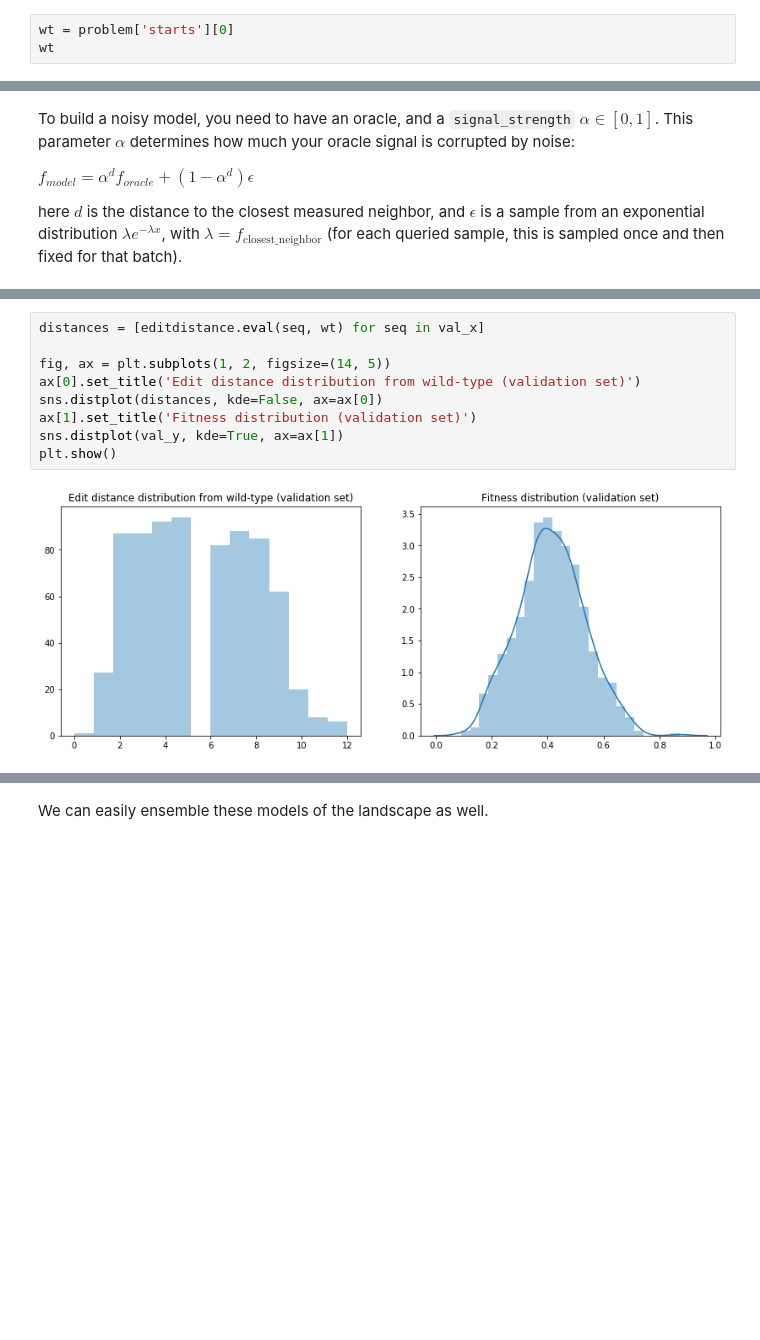
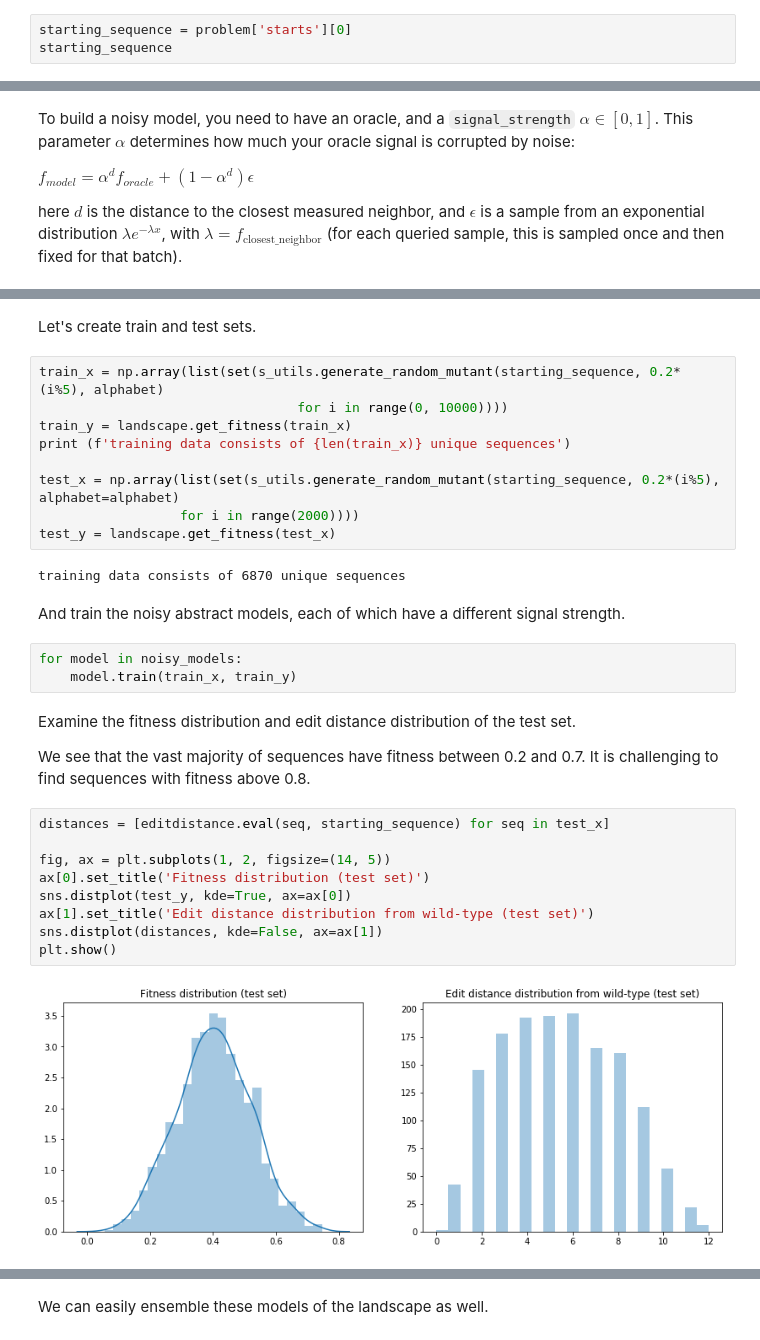
Before and after one commit to samsinai/FLEXS, a Jupyter notebook: examples/Tutorial.ipynb, the cells around one changed output, grey strips where cells are left out. Saved outputs shown, nothing was run; the diff lists cells and outputs as text; blank space fills up the shorter version.

```diff
--- a/examples/Tutorial.ipynb
+++ b/examples/Tutorial.ipynb
@@ -35,6 +43,6 @@ For RNA binding landscapes, the registry contains several starting points of div
 # %%
-wt = problem['starts'][0]
-wt
+starting_sequence = problem['starts'][0]
+starting_sequence
 # %% [output]
 'AUGGGCCGGACCCC'
 # %% [markdown]
@@ -174,12 +146,34 @@ list(zip(val_x[:5], noisy_models[2].get_fitness(val_x[:5])))
+# %% [markdown]
+Let's create train and test sets.
+# %%
+train_x = np.array(list(set(s_utils.generate_random_mutant(starting_sequence, 0.2*(i%5), alphabet)
+                                 for i in range(0, 10000))))
+train_y = landscape.get_fitness(train_x)
+print (f'training data consists of {len(train_x)} unique sequences')
+
+test_x = np.array(list(set(s_utils.generate_random_mutant(starting_sequence, 0.2*(i%5), alphabet=alphabet)
+                  for i in range(2000))))
+test_y = landscape.get_fitness(test_x)
+# %% [output]
+training data consists of 6870 unique sequences
+# %% [markdown]
+And train the noisy abstract models, each of which have a different signal strength.
+# %%
+for model in noisy_models:
+    model.train(train_x, train_y)
+# %% [markdown]
+Examine the fitness distribution and edit distance distribution of the test set.
+
+We see that the vast majority of sequences have fitness between 0.2 and 0.7. It is challenging to find sequences with fitness above 0.8.
 # %%
-distances = [editdistance.eval(seq, wt) for seq in val_x]
+distances = [editdistance.eval(seq, starting_sequence) for seq in test_x]
 
 fig, ax = plt.subplots(1, 2, figsize=(14, 5))
-ax[0].set_title('Edit distance distribution from wild-type (validation set)')
-sns.distplot(distances, kde=False, ax=ax[0])
-ax[1].set_title('Fitness distribution (validation set)')
-sns.distplot(val_y, kde=True, ax=ax[1])
+ax[0].set_title('Fitness distribution (test set)')
+sns.distplot(test_y, kde=True, ax=ax[0])
+ax[1].set_title('Edit distance distribution from wild-type (test set)')
+sns.distplot(distances, kde=False, ax=ax[1])
 plt.show()
 # %% [output]
-[figure, old version]
+[figure, new version]
 # %% [markdown]
```
Also changed, not shown: parts of 73 cells of this notebook, 13 other files.
